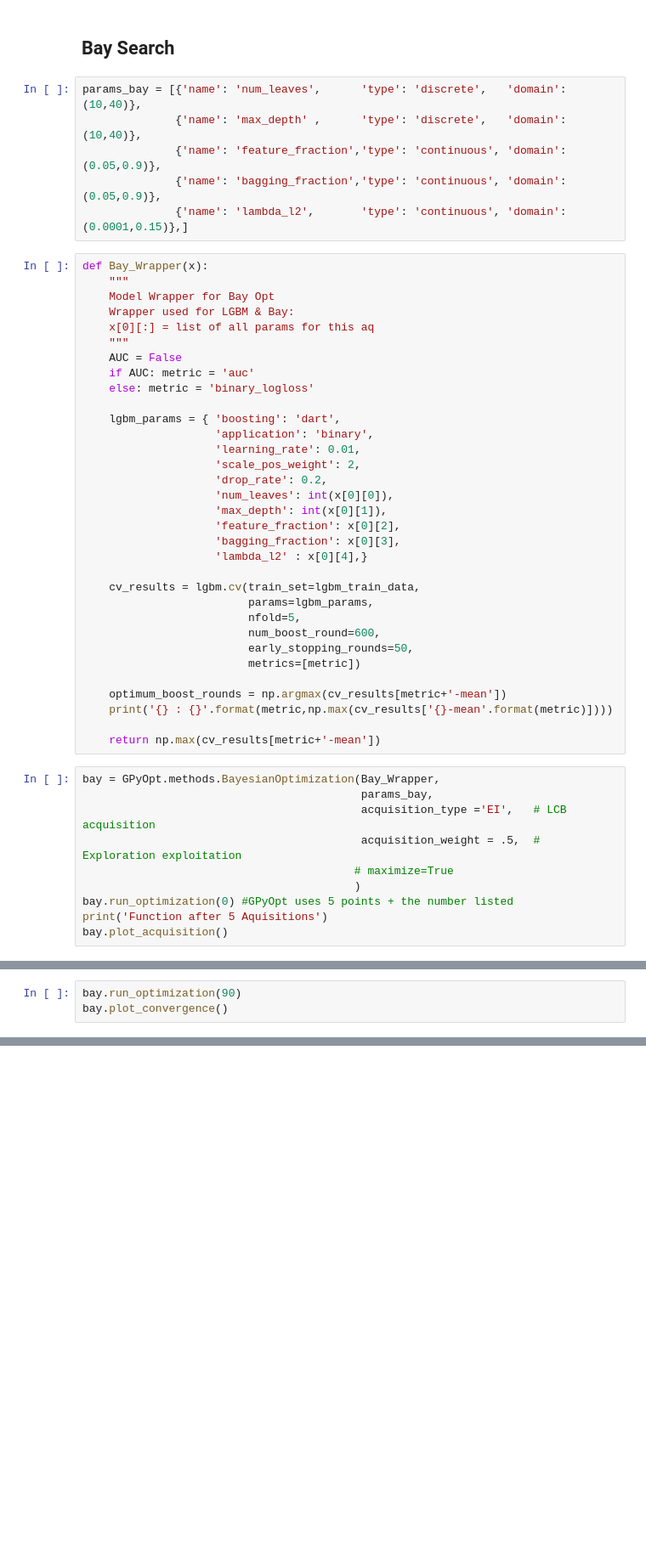
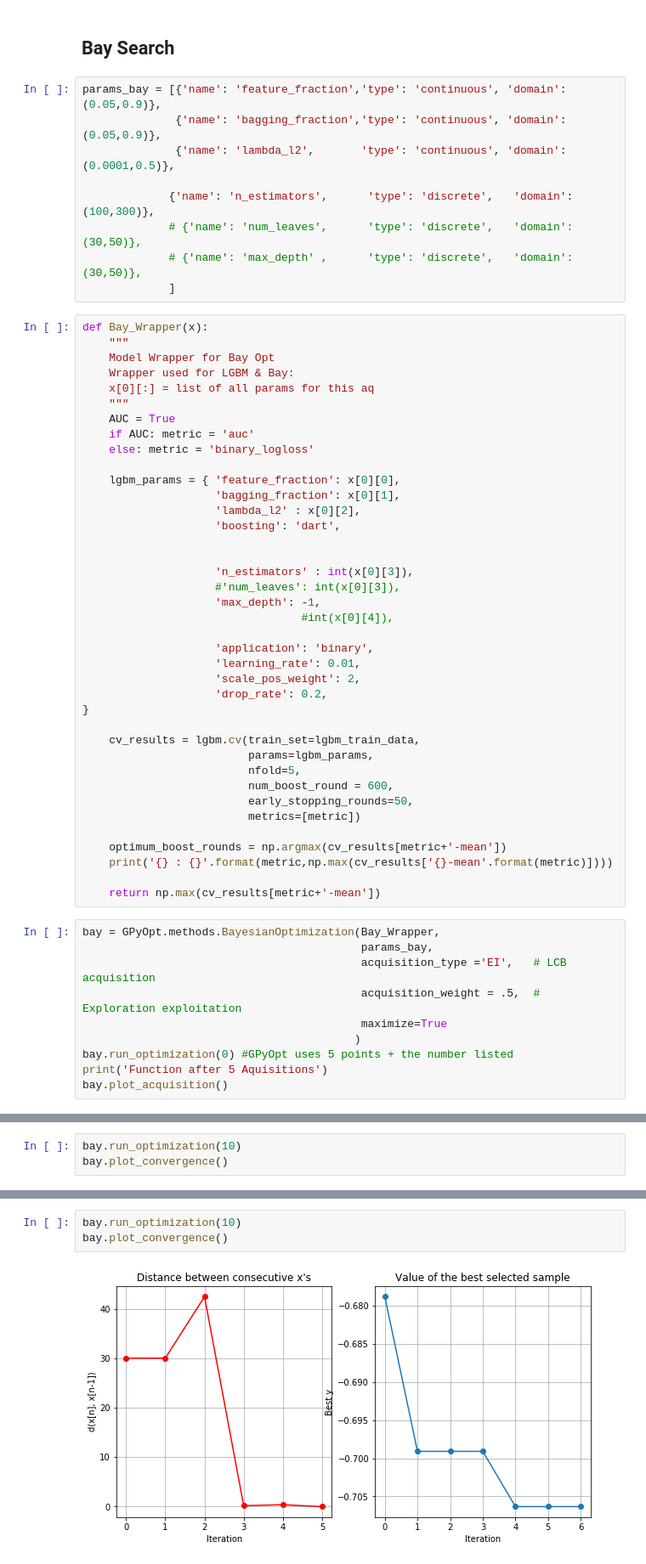
Before and after one commit to Mikhail-Naumov/Donors_Choose, a Jupyter notebook: Post_Donors_Trees.ipynb, the cells around one changed output, grey strips where cells are left out. Shown at 85% size. Saved outputs shown, nothing was run; the diff lists cells and outputs as text; blank space fills up the shorter version.

```diff
--- a/Post_Donors_Trees.ipynb
+++ b/Post_Donors_Trees.ipynb
@@ -72,11 +132,14 @@ rs.best_params_
 # %% [markdown]
 ## Bay Search
 # %%
-params_bay = [{'name': 'num_leaves',      'type': 'discrete',   'domain': (10,40)},
-              {'name': 'max_depth' ,      'type': 'discrete',   'domain': (10,40)},
-              {'name': 'feature_fraction','type': 'continuous', 'domain': (0.05,0.9)},
+params_bay = [{'name': 'feature_fraction','type': 'continuous', 'domain': (0.05,0.9)},
               {'name': 'bagging_fraction','type': 'continuous', 'domain': (0.05,0.9)},
-              {'name': 'lambda_l2',       'type': 'continuous', 'domain': (0.0001,0.15)},]
+              {'name': 'lambda_l2',       'type': 'continuous', 'domain': (0.0001,0.5)},
+
+             {'name': 'n_estimators',      'type': 'discrete',   'domain': (100,300)},
+             # {'name': 'num_leaves',      'type': 'discrete',   'domain': (30,50)},
+             # {'name': 'max_depth' ,      'type': 'discrete',   'domain': (30,50)},
+             ]
 # %%
 def Bay_Wrapper(x):
     """
@@ -84,25 +147,31 @@ def Bay_Wrapper(x):
     Wrapper used for LGBM & Bay:
     x[0][:] = list of all params for this aq
     """
-    AUC = False
+    AUC = True
     if AUC: metric = 'auc'
     else: metric = 'binary_logloss'
 
-    lgbm_params = { 'boosting': 'dart',
+    lgbm_params = { 'feature_fraction': x[0][0],
+                    'bagging_fraction': x[0][1],
+                    'lambda_l2' : x[0][2],
+                    'boosting': 'dart',
+
+
+                    'n_estimators' : int(x[0][3]),
+                    #'num_leaves': int(x[0][3]),
+                    'max_depth': -1,
+                                 #int(x[0][4]),
+
                     'application': 'binary',
                     'learning_rate': 0.01,
                     'scale_pos_weight': 2,
                     'drop_rate': 0.2,
-                    'num_leaves': int(x[0][0]),
-                    'max_depth': int(x[0][1]),
-                    'feature_fraction': x[0][2],
-                    'bagging_fraction': x[0][3],
-                    'lambda_l2' : x[0][4],}
+}
 
     cv_results = lgbm.cv(train_set=lgbm_train_data,
                          params=lgbm_params,
                          nfold=5,
-                         num_boost_round=600,
+                         num_boost_round = 600,
                          early_stopping_rounds=50,
                          metrics=[metric])
 
@@ -115,7 +184,7 @@ bay = GPyOpt.methods.BayesianOptimization(Bay_Wrapper,
                                           params_bay,
                                           acquisition_type ='EI',   # LCB acquisition
                                           acquisition_weight = .5,  # Exploration exploitation
-                                         # maximize=True
+                                          maximize=True
                                          )
 bay.run_optimization(0) #GPyOpt uses 5 points + the number listed
 print('Function after 5 Aquisitions')
@@ -123,3 +199,3 @@ bay.plot_acquisition()
 # %%
-bay.run_optimization(90)
+bay.run_optimization(10)
 bay.plot_convergence()
@@ -125,0 +208,5 @@ bay.plot_convergence()
+# %%
+bay.run_optimization(10)
+bay.plot_convergence()
+# %% [output]
+[figure, added]
```
Also changed, not shown: parts of 14 cells of this notebook.
